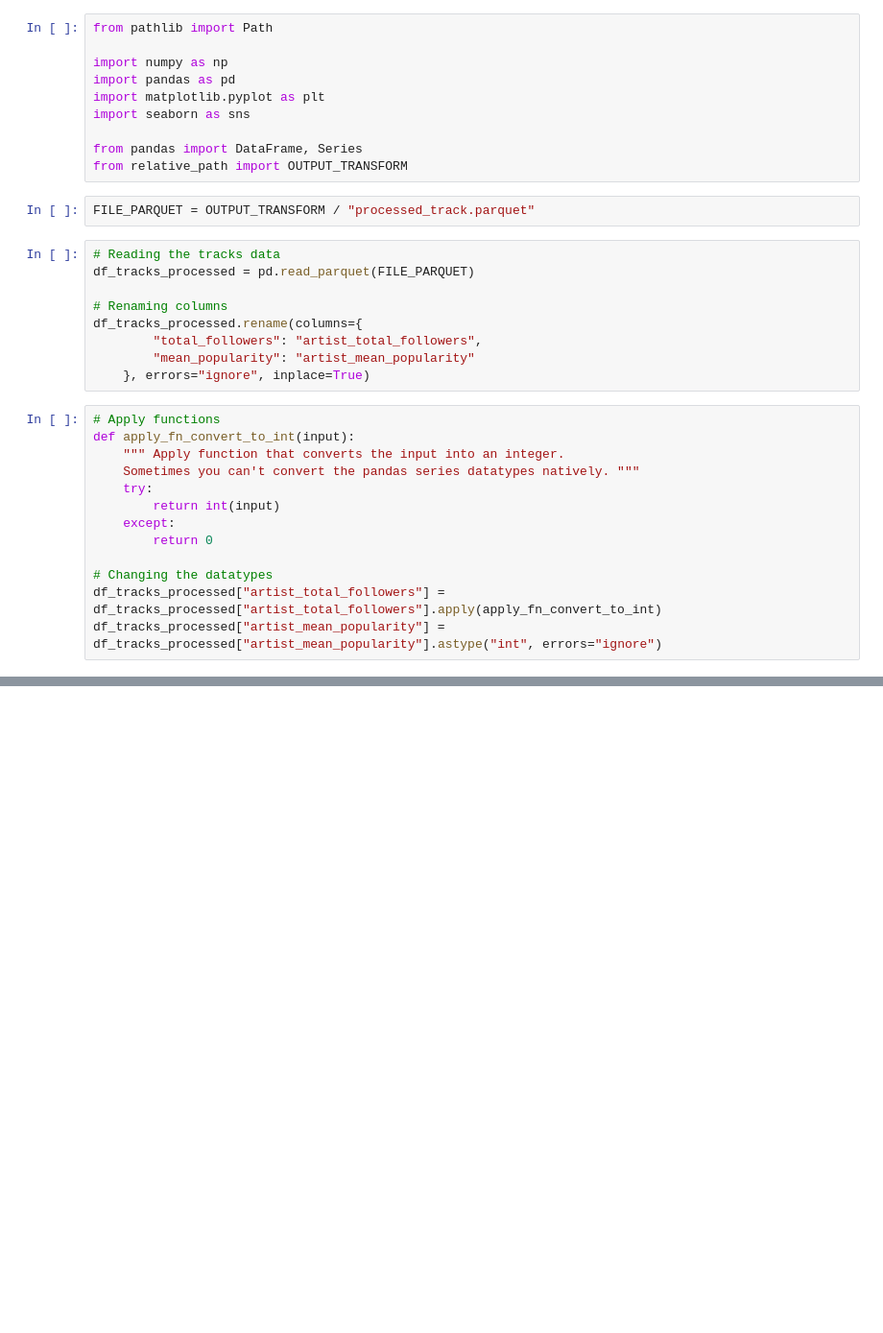
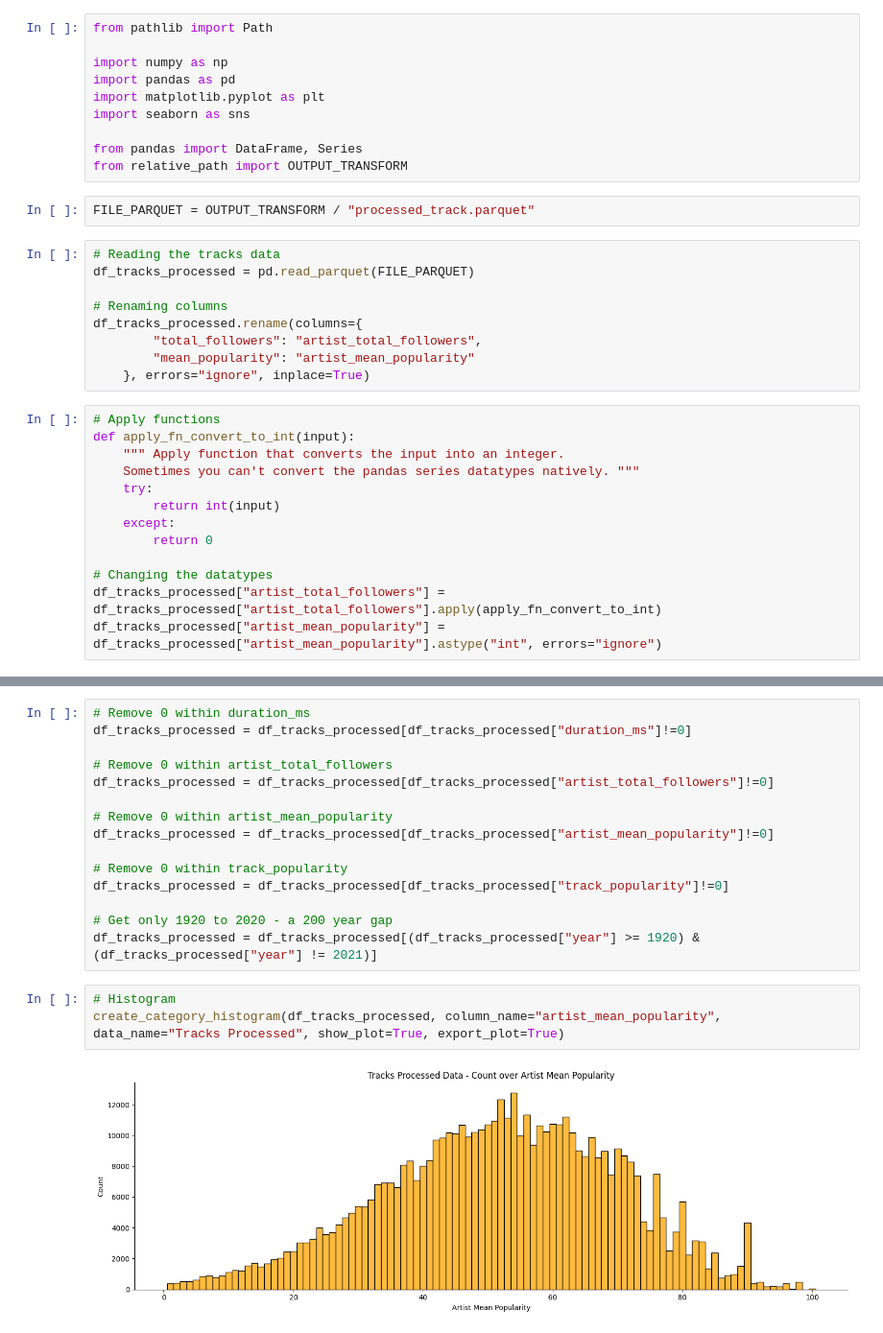
Before and after one commit to mavwong/SpotifyDataAnalysis, a Jupyter notebook: 03-analysis_main copy.ipynb, the cells around one changed output, grey strips where cells are left out. Shown: that part at 96% size. Drawn from its saved outputs; the diff is of its cells as text; blank space fills up the shorter version.

```diff
--- a/03-analysis_main copy.ipynb
+++ b/03-analysis_main copy.ipynb
@@ -68,0 +74,20 @@ create_category_histogram(df_tracks_processed, column_name="artist_mean_populari
+# %%
+# Remove 0 within duration_ms
+df_tracks_processed = df_tracks_processed[df_tracks_processed["duration_ms"]!=0]
+
+# Remove 0 within artist_total_followers
+df_tracks_processed = df_tracks_processed[df_tracks_processed["artist_total_followers"]!=0]
+
+# Remove 0 within artist_mean_popularity
+df_tracks_processed = df_tracks_processed[df_tracks_processed["artist_mean_popularity"]!=0]
+
+# Remove 0 within track_popularity
+df_tracks_processed = df_tracks_processed[df_tracks_processed["track_popularity"]!=0]
+
+# Get only 1920 to 2020 - a 200 year gap
+df_tracks_processed = df_tracks_processed[(df_tracks_processed["year"] >= 1920) & (df_tracks_processed["year"] != 2021)]
+# %%
+# Histogram
+create_category_histogram(df_tracks_processed, column_name="artist_mean_popularity", data_name="Tracks Processed", show_plot=True, export_plot=True)
+# %% [output]
+[figure, added]
```
Also changed, not shown: parts of 7 cells of this notebook, 2 other files.
